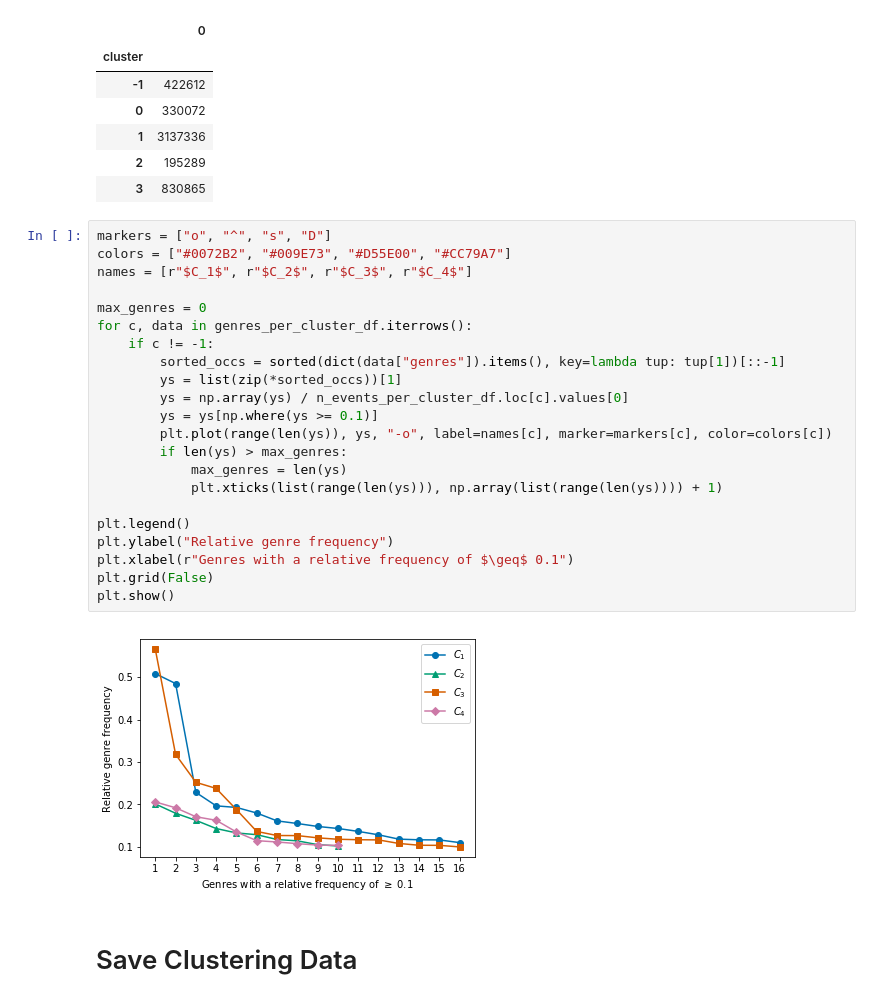
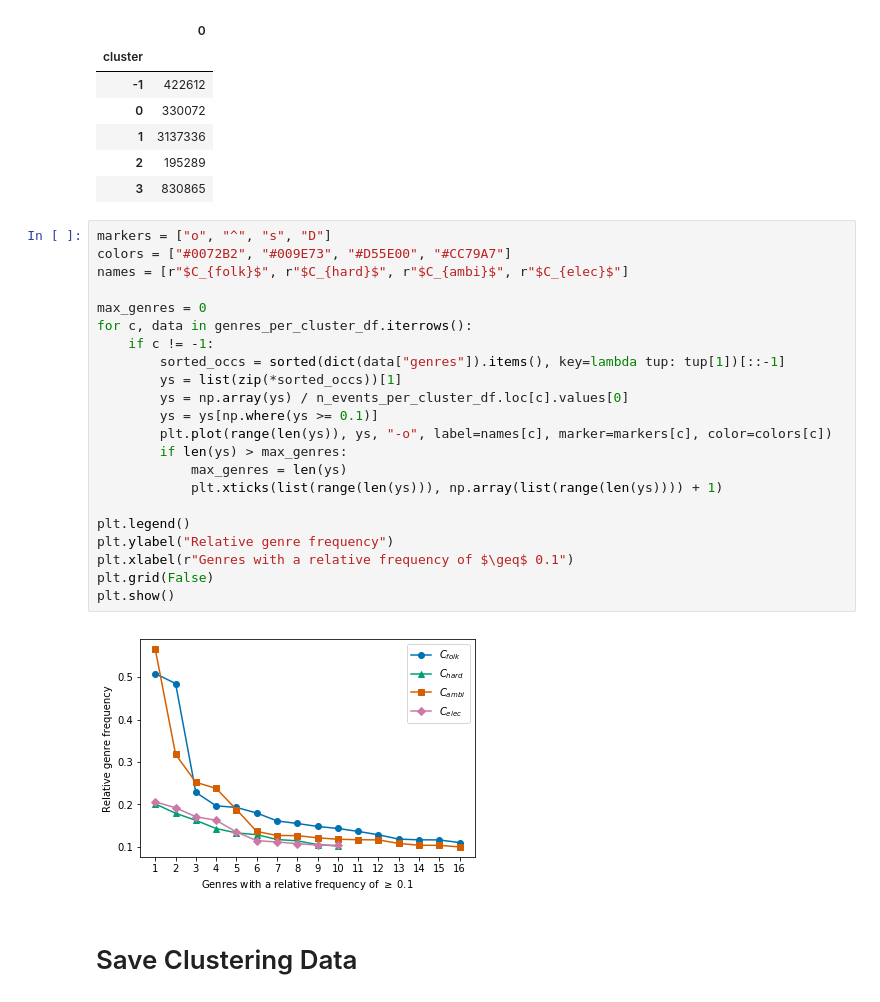
Before and after one commit to pmuellner/supporttheunderground, a Jupyter notebook: Identification and Analysis of Track Clusters.ipynb, the cells around one changed output. Cells and saved outputs as stored; diff of their text form.

```diff
--- a/Identification and Analysis of Track Clusters.ipynb
+++ b/Identification and Analysis of Track Clusters.ipynb
@@ -324,27 +324,27 @@ n_events_per_cluster_df
 # %%
 markers = ["o", "^", "s", "D"]
 colors = ["#0072B2", "#009E73", "#D55E00", "#CC79A7"]
-names = [r"$C_1$", r"$C_2$", r"$C_3$", r"$C_4$"]
+names = [r"$C_{folk}$", r"$C_{hard}$", r"$C_{ambi}$", r"$C_{elec}$"]
 
 max_genres = 0
 for c, data in genres_per_cluster_df.iterrows():
     if c != -1:
         sorted_occs = sorted(dict(data["genres"]).items(), key=lambda tup: tup[1])[::-1]
         ys = list(zip(*sorted_occs))[1]
         ys = np.array(ys) / n_events_per_cluster_df.loc[c].values[0]
         ys = ys[np.where(ys >= 0.1)]
         plt.plot(range(len(ys)), ys, "-o", label=names[c], marker=markers[c], color=colors[c])
         if len(ys) > max_genres:
             max_genres = len(ys)
             plt.xticks(list(range(len(ys))), np.array(list(range(len(ys)))) + 1)
 
 plt.legend()
 plt.ylabel("Relative genre frequency")
 plt.xlabel(r"Genres with a relative frequency of $\geq$ 0.1")
 plt.grid(False)
 plt.show()
 # %% [output]
-[figure, old version]
+[figure, new version]
 # %% [markdown]
 # Save Clustering Data
 # %%
```
Also changed, not shown: 2 other files.
